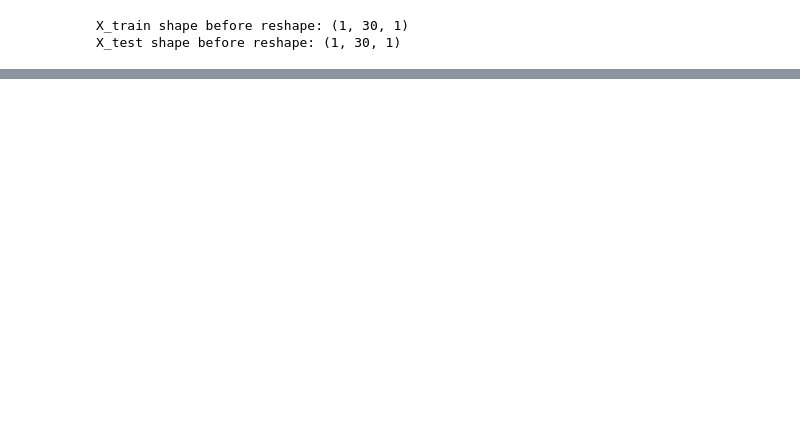
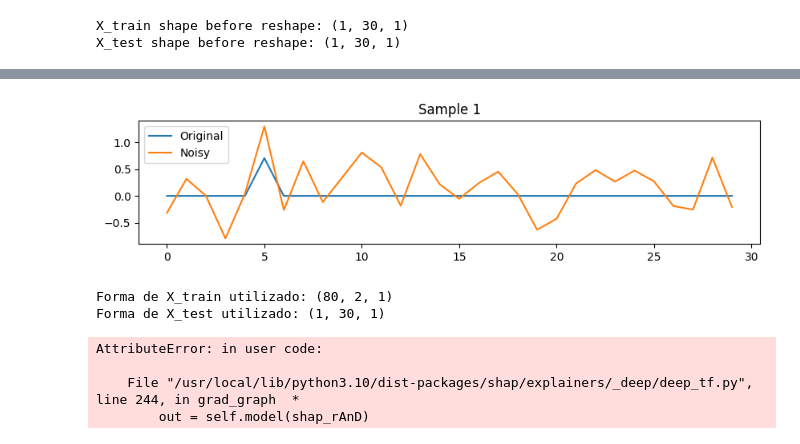
Before and after one commit to Nambu89/Vehicle-Sales-Prediction-Project-in-Spain, a Jupyter notebook: Sales.ipynb, the cells around one changed output, grey strips where cells are left out. Cells and saved outputs as stored; diff of their text form; code cells hidden in the pictures; blank space fills up the shorter version.

Commit message:
Se ha creado una Red Neuronal para mejorar las predicciones

```diff
--- a/Sales.ipynb
+++ b/Sales.ipynb
@@ -671,2 +724,11 @@ model.compile(optimizer = 'adam', loss = 'mean_squared_error')
+# %%
+num_samples = 100  # Número de muestras simuladas que quiero generar
+X_simulated = np.random.randn(num_samples, 2, 1)  # Generar datos aleatorios con una distribución normal
+y_simulated = np.random.randn(num_samples, 1)    # Salidas aleatorias correspondientes
+# %%
+kf = KFold(n_splits=5)  # Define 5 pliegues
+for train_index, test_index in kf.split(X_simulated):
+    X_train, X_val = X_simulated[train_index], X_simulated[test_index]
+    y_train, y_val = y_simulated[train_index], y_simulated[test_index]
 # %%
 # Entrenar el modelo
@@ -740,0 +780,13 @@ No hay suficientes datos para graficar.
+# %%
+# Redefinir el modelo para aceptar la nueva forma de entrada
+model = Sequential([
+    LSTM(200, return_sequences=True, input_shape=(X_train.shape[1], X_train.shape[2]), kernel_regularizer=l2(0.01)),
+    Dropout(0.4),
+    LSTM(200, kernel_regularizer = l2(0.01)),
+    Dropout(0.4),
+    Dense(1)
+])
+model.compile(optimizer='adam', loss='mean_squared_error')
+
+# Reentrenar el modelo con los datos apropiados
+model.fit(X_train, y_train, epochs=200, validation_data=(X_val, y_val))
@@ -740,0 +829,10 @@ No hay suficientes datos para graficar.
+# %%
+# Prueba de robustez
+noise_factor = [0.1, 0.3, 0.5]
+losses = []
+
+for noise_factor in noise_factor:
+  X_noisy = X_test + noise_factor * np.random.normal(loc = 0.0, scale = 1.0, size = X_test.shape)
+  loss_noisy = model.evaluate(X_noisy, y_test)
+  losses.append(loss_noisy)
+  print(f'Loss on noisy data with noise factor {noise_factor}: {loss_noisy}')
@@ -740,0 +846,29 @@ No hay suficientes datos para graficar.
+# %%
+# Visualizar el efecto del ruido
+num_samples = X_test.shape[0]  # Obtiene el número real de muestras
+plt.figure(figsize = (10, 2 * num_samples))
+for i in range(num_samples):
+    plt.subplot(1, num_samples, i + 1)  # Ajusta el número de subplots al número de muestras
+    plt.plot(X_test[i, :, 0], label='Original')  # Asegúrate de ajustar esto si X_test es multidimensional
+    plt.plot(X_noisy[i, :, 0], label='Noisy')  # Asegúrate de ajustar esto si X_noisy es multidimensional
+    plt.title(f'Sample {i + 1}')
+    plt.legend()
+plt.show()
+# %% [output]
+[figure, added]
+# %%
+print("Forma de X_train utilizado:", X_train[:100].shape)
+print("Forma de X_test utilizado:", X_test[:10].shape)
+# %% [output]
+Forma de X_train utilizado: (80, 2, 1)
+Forma de X_test utilizado: (1, 30, 1)
+# %%
+# Asegurar que X_train y X_test están preprocesados adecuadamente para el modelo
+explainer = shap.DeepExplainer(model, X_train)  # Ajustar la cantidad según necesidad y capacidad computacional
+shap_values = explainer.shap_values(X_test_adjusted[:10])  # Ajustar según los datos de prueba relevantes
+shap.summary_plot(shap_values, X_test_adjusted[:10], feature_names = ['feature1', 'feature2'])
+# %% [output]
+AttributeError: in user code:
+
+    File "/usr/local/lib/python3.10/dist-packages/shap/explainers/_deep/deep_tf.py", line 244, in grad_graph  *
+        out = self.model(shap_rAnD)
```
Also changed, not shown: parts of 27 cells of this notebook.
